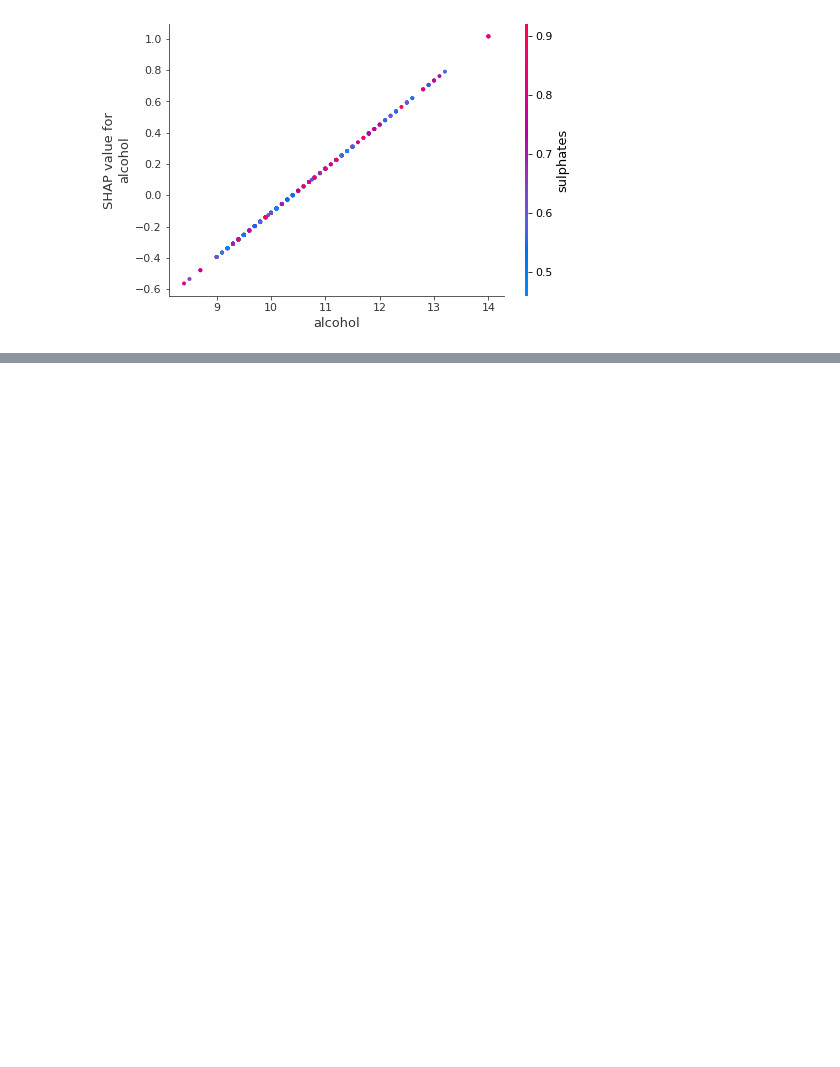
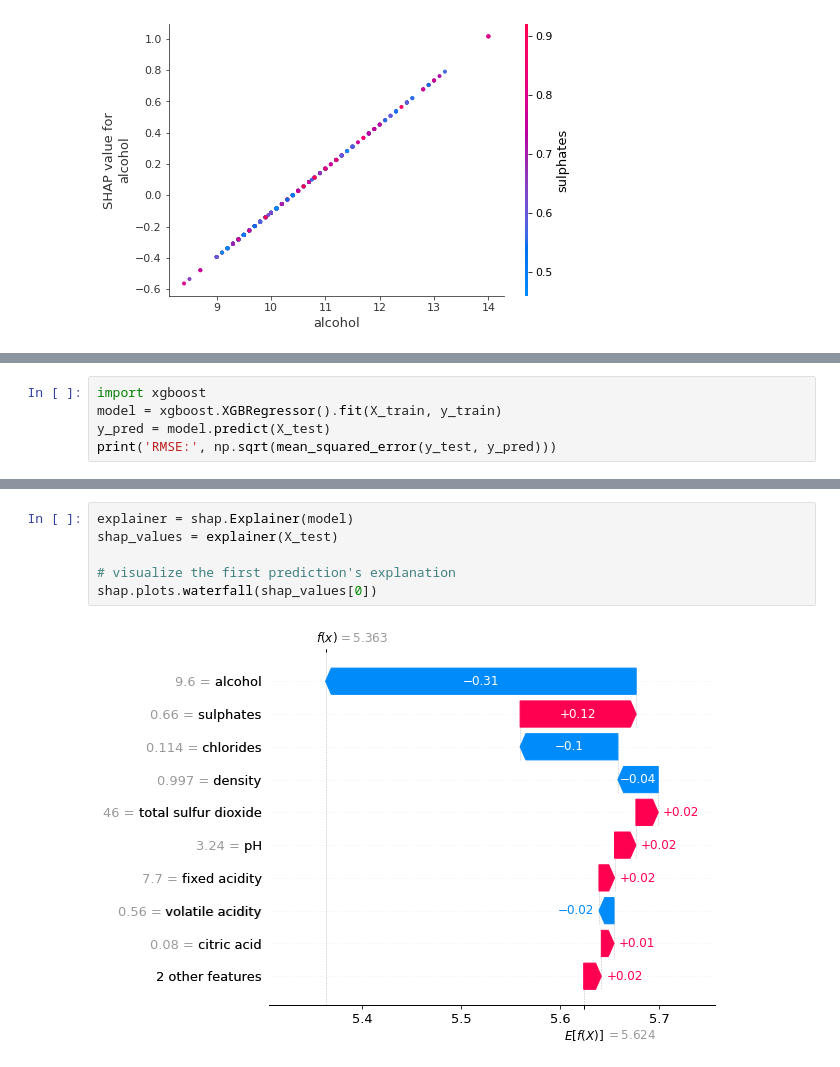
Before and after one commit to sanazMj/AI-interpretability, a Jupyter notebook: Kernel_SHAP_example.ipynb, the cells around one changed output, grey strips where cells are left out. Saved outputs shown, nothing was run; the diff lists cells and outputs as text; blank space fills up the shorter version.

```diff
--- a/Kernel_SHAP_example.ipynb
+++ b/Kernel_SHAP_example.ipynb
@@ -126,0 +144,5 @@ shap.dependence_plot('alcohol', shap_values, X_test)
+# %%
+import xgboost
+model = xgboost.XGBRegressor().fit(X_train, y_train)
+y_pred = model.predict(X_test)
+print('RMSE:', np.sqrt(mean_squared_error(y_test, y_pred)))
@@ -126,0 +152,8 @@ shap.dependence_plot('alcohol', shap_values, X_test)
+# %%
+explainer = shap.Explainer(model)
+shap_values = explainer(X_test)
+
+# visualize the first prediction's explanation
+shap.plots.waterfall(shap_values[0])
+# %% [output]
+[figure, added]
```
Also changed, not shown: parts of 5 cells of this notebook.
